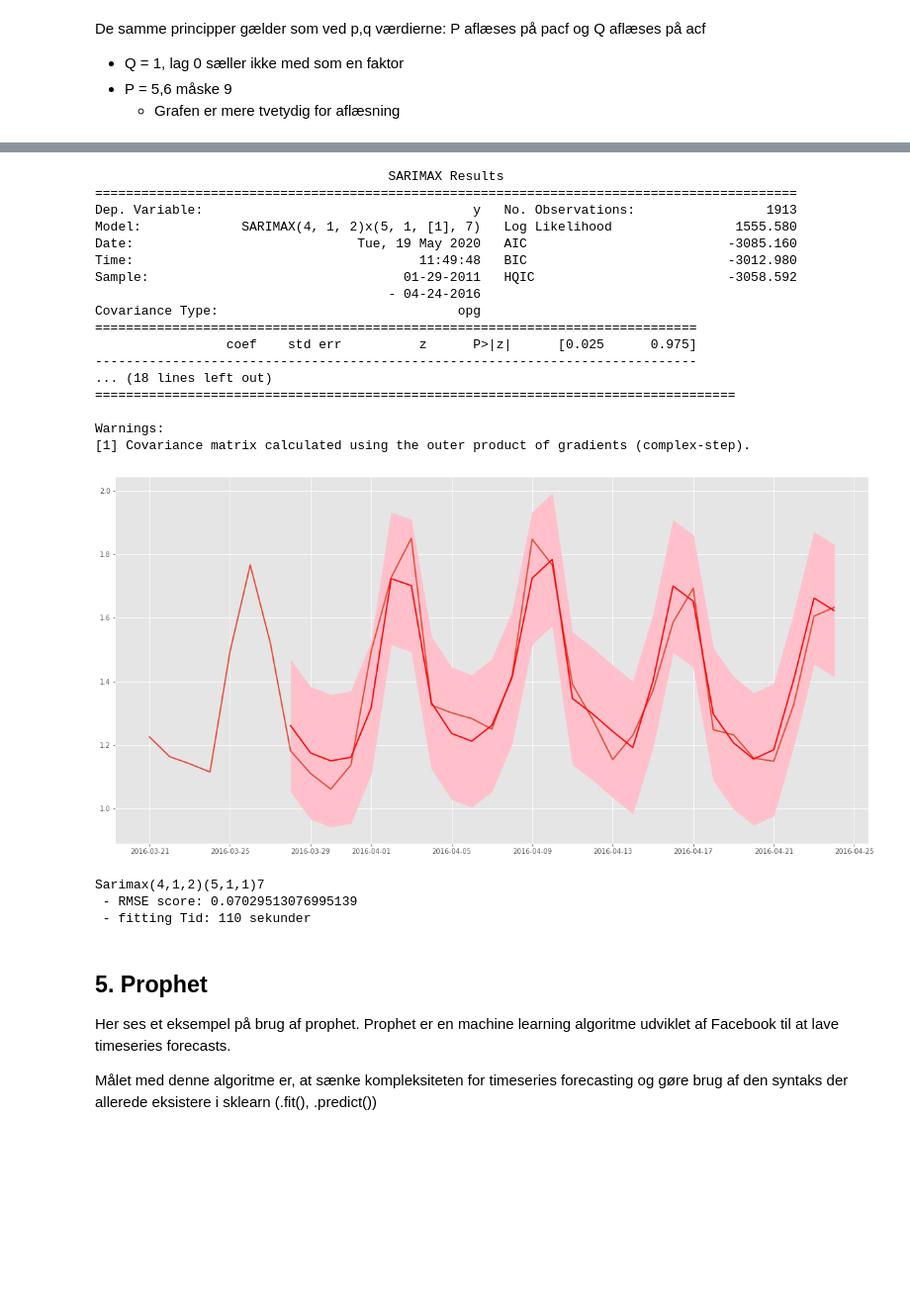
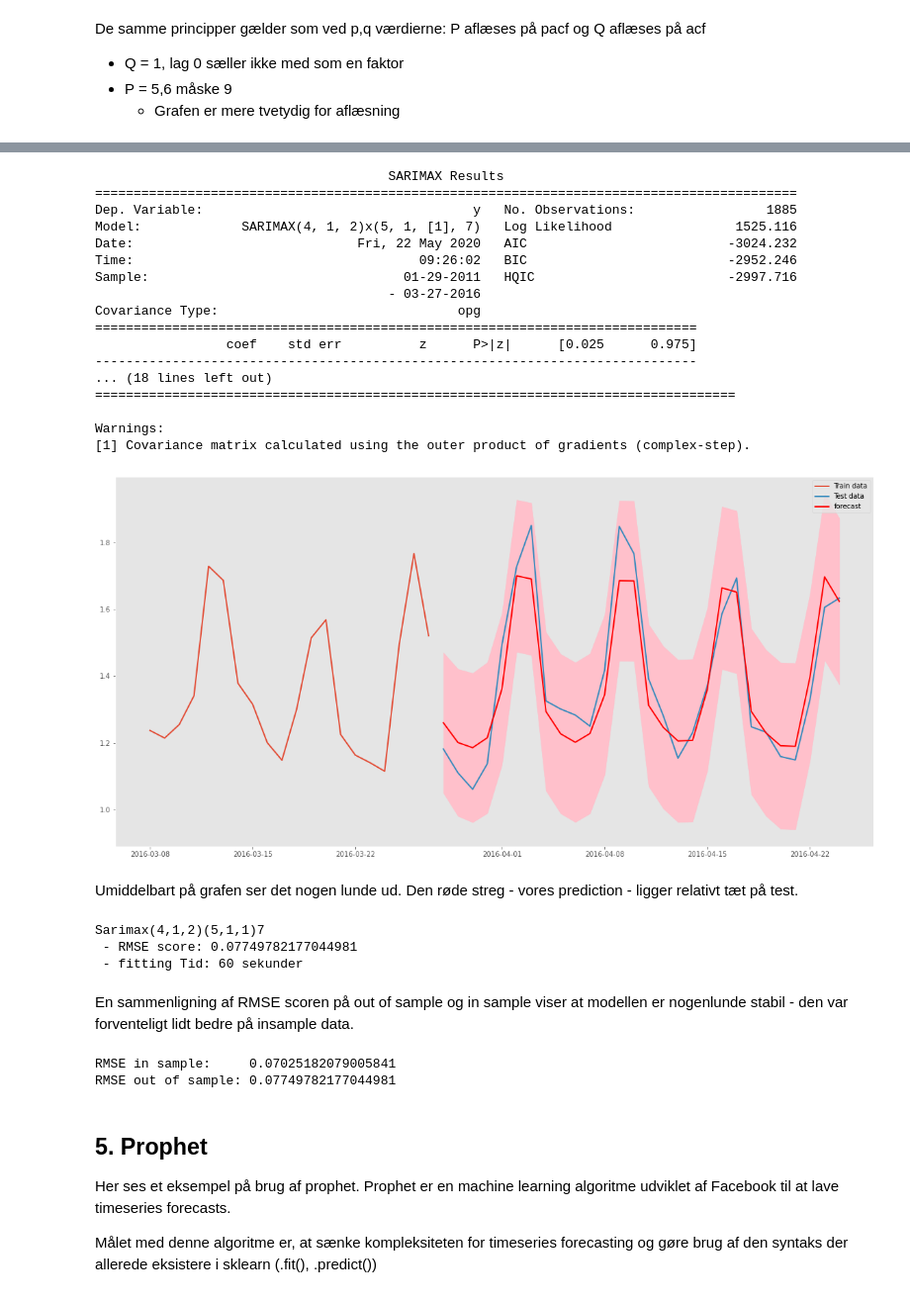
Before and after one commit to mnabe/ForecastingWalmart, a Jupyter notebook: aflevering-grp-2.ipynb, the cells around one changed output, grey strips where cells are left out. Shown at 99% size. Saved outputs shown, nothing was run; the diff lists cells and outputs as text; code cells hidden in the pictures; blank space fills up the shorter version.

Commit message:
update
table of content added - some minor additions to the sarimax part

```diff
--- a/aflevering-grp-2.ipynb
+++ b/aflevering-grp-2.ipynb
@@ -672,6 +738,9 @@ De samme principper gælder som ved p,q værdierne: P aflæses på pacf og Q afl
+# %%
+test = sales_mean[-28:]
+train = sales_mean[:-28]
 # %%
 %%time
-model = SARIMAX(sales_mean_trans, order=(4,1,2), seasonal_order=(5,1,1,7))
+model = SARIMAX(train, order=(4,1,2), seasonal_order=(5,1,1,7))
 results = model.fit()
 print(results.aic, results.bic)
 # %% [output]
@@ -683,12 +752,12 @@ print(results.summary())
 # %% [output]
                                       SARIMAX Results
 ===========================================================================================
-Dep. Variable:                                   y   No. Observations:                 1913
-Model:             SARIMAX(4, 1, 2)x(5, 1, [1], 7)   Log Likelihood                1555.580
-Date:                             Tue, 19 May 2020   AIC                          -3085.160
-Time:                                     11:49:48   BIC                          -3012.980
-Sample:                                 01-29-2011   HQIC                         -3058.592
-                                      - 04-24-2016
+Dep. Variable:                                   y   No. Observations:                 1885
+Model:             SARIMAX(4, 1, 2)x(5, 1, [1], 7)   Log Likelihood                1525.116
+Date:                             Fri, 22 May 2020   AIC                          -3024.232
+Time:                                     09:26:02   BIC                          -2952.246
+Sample:                                 01-29-2011   HQIC                         -2997.716
+                                      - 03-27-2016
 Covariance Type:                               opg
 ==============================================================================
                  coef    std err          z      P>|z|      [0.025      0.975]
@@ -699,33 +768,45 @@ Covariance Type:                               opg
 Warnings:
 [1] Covariance matrix calculated using the outer product of gradients (complex-step).
 # %%
-forecast = results.get_prediction(start=-28)
+forecast = results.get_prediction(start='28-03-2016', end='24-04-2016', dynamic=True)
 mean_forecast = forecast.predicted_mean
 confidence_intervals = forecast.conf_int()
 
 #confidence_intervals
 lower_limits = confidence_intervals.loc[:,'lower y']
 upper_limits = confidence_intervals.loc[:,'upper y']
 plt.figure(figsize=(20,10))
 #Plot prediction
-plt.plot(sales_mean_trans[-35:])
+plt.plot(train[-20:].index, train[-20:].values, label='Train data')
+plt.plot(test.index, test.values, label='Test data')
 plt.plot(mean_forecast.index,
          mean_forecast.values,
          color='red',
          label='forecast')
 #shade uncertainty area
 plt.fill_between(mean_forecast.index, lower_limits, upper_limits, color='pink')
+plt.legend()
+plt.grid()
 plt.show()
 # %% [output]
-[figure, old version]
+[figure, new version]
+# %% [markdown]
+Umiddelbart på grafen ser det nogen lunde ud. Den røde streg - vores prediction - ligger relativt tæt på test.
 # %%
 #mean_forecast
-RMSE = np.mean((sales_mean_trans[-28:] - mean_forecast)**2)**0.5
-print("Sarimax(4,1,2)(5,1,1)7\n - RMSE score: {}\n - fitting Tid: {}".format(RMSE, '110 sekunder'))
+RMSE = np.mean((test - mean_forecast)**2)**0.5
+print("Sarimax(4,1,2)(5,1,1)7\n - RMSE score: {}\n - fitting Tid: {}".format(RMSE, '60 sekunder'))
 # %% [output]
 Sarimax(4,1,2)(5,1,1)7
- - RMSE score: 0.07029513076995139
- - fitting Tid: 110 sekunder
+ - RMSE score: 0.07749782177044981
+ - fitting Tid: 60 sekunder
+# %% [markdown]
+En sammenligning af RMSE scoren på out of sample og in sample viser at modellen er nogenlunde stabil - den var forventeligt lidt bedre på insample data.
+# %%
+print('RMSE in sample:     {}\nRMSE out of sample: {}'.format(RMSE_insample, RMSE))
+# %% [output]
+RMSE in sample:     0.07025182079005841
+RMSE out of sample: 0.07749782177044981
 # %% [markdown]
 ## **5. Prophet**
 
```
Also changed, not shown: parts of 22 cells of this notebook.
